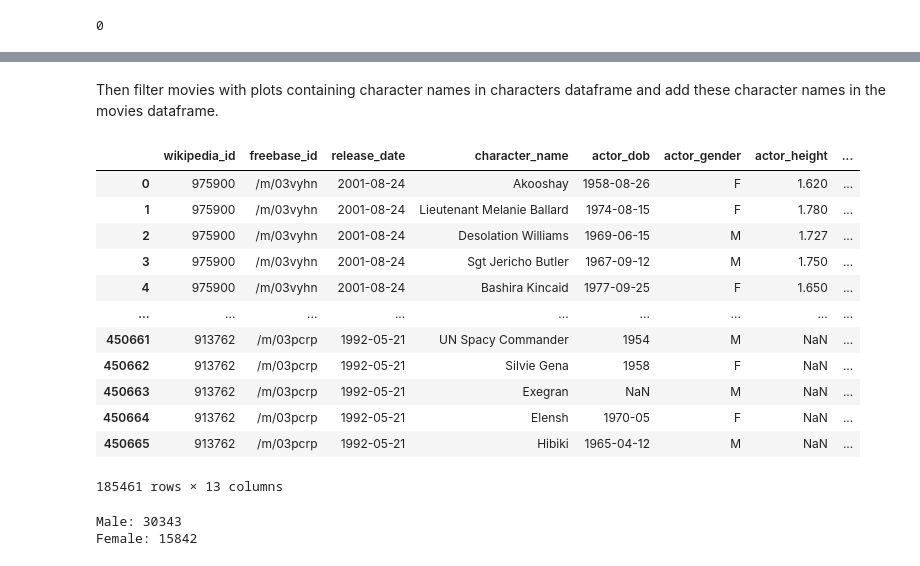
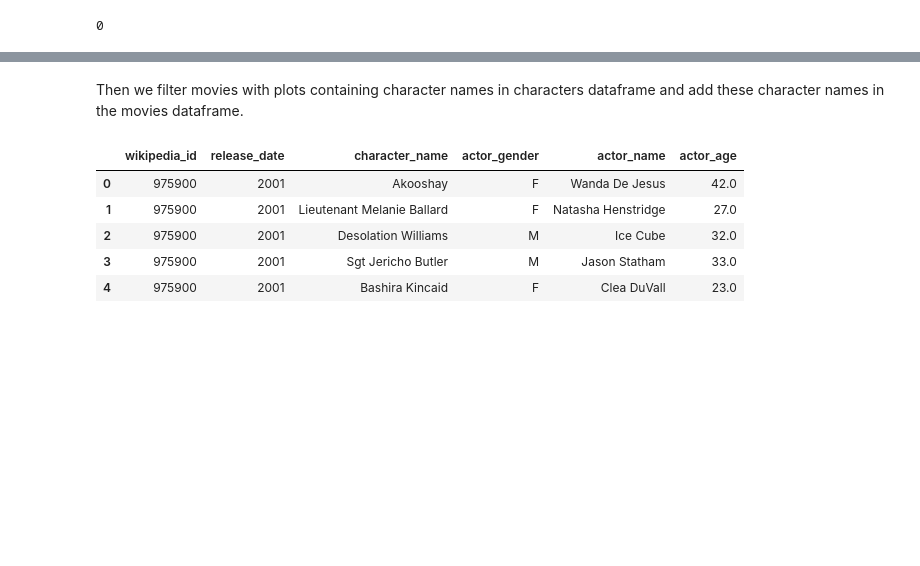
Before and after one commit to Wind-2375-like/ada-2022-project-gender-lens, a Jupyter notebook: playground_fyy.ipynb, the cells around one changed output, grey strips where cells are left out. Drawn from its saved outputs; the diff is of its cells as text; code cells hidden in the pictures; blank space fills up the shorter version.

```diff
--- a/playground_fyy.ipynb
+++ b/playground_fyy.ipynb
@@ -162,0 +231,17 @@ We don't care about any id related to freebase, height, ethnicity, and dob. `cha
+# %%
+try:
+    characters = characters.drop(columns=[
+        'freebase_id',
+        'actor_dob',
+        'actor_height',
+        'actor_ethnicity',
+        'freebase_character_map',
+        'freebase_character_id',
+        'freebase_actor_id'
+    ])
+except:
+    pass
+
+characters = characters.dropna(how='any', subset=["actor_gender", "release_date"])
+print("{} characters left (450669 before).".format(len(characters)))
+characters.head()
@@ -182,0 +302,7 @@ They are encoded in weird formats...
+# %%
+def extract_year(x):
+    return str(x)[:4]
+
+
+movies.release_date = movies.release_date.apply(extract_year)
+characters.release_date = characters.release_date.apply(extract_year)
@@ -182,0 +336,5 @@ They are encoded in weird formats...
+# %%
+movies.release_date = movies.release_date.apply(lambda x: '2010' if x == '1010' else x)
+movies.release_date = pd.to_datetime(movies.release_date, format="%Y").dt.year
+characters.release_date = characters.release_date.apply(lambda x: '2010' if x == '1010' else x)
+characters.release_date = pd.to_datetime(characters.release_date, format="%Y").dt.year
@@ -263,22 +459,15 @@ movies_plots
 # %% [markdown]
-Then filter movies with plots containing character names in characters dataframe and add these character names in the movies dataframe.
+Then we filter movies with plots containing character names in characters dataframe and add these character names in the movies dataframe.
 # %%
 characters_filtered = characters.dropna(subset=['character_name', 'actor_gender'])
-characters_filtered
+characters_filtered.head()
 # %% [output]
-|  | wikipedia_id | freebase_id | release_date | character_name | actor_dob | actor_gender | actor_height | ... |
-| 0 | 975900 | /m/03vyhn | 2001-08-24 | Akooshay | 1958-08-26 | F | 1.620 | ... |
-| 1 | 975900 | /m/03vyhn | 2001-08-24 | Lieutenant Melanie Ballard | 1974-08-15 | F | 1.780 | ... |
-| 2 | 975900 | /m/03vyhn | 2001-08-24 | Desolation Williams | 1969-06-15 | M | 1.727 | ... |
-| 3 | 975900 | /m/03vyhn | 2001-08-24 | Sgt Jericho Butler | 1967-09-12 | M | 1.750 | ... |
-| 4 | 975900 | /m/03vyhn | 2001-08-24 | Bashira Kincaid | 1977-09-25 | F | 1.650 | ... |
-| ... | ... | ... | ... | ... | ... | ... | ... | ... |
-| 450661 | 913762 | /m/03pcrp | 1992-05-21 | UN Spacy Commander | 1954 | M | NaN | ... |
-| 450662 | 913762 | /m/03pcrp | 1992-05-21 | Silvie Gena | 1958 | F | NaN | ... |
-| 450663 | 913762 | /m/03pcrp | 1992-05-21 | Exegran | NaN | M | NaN | ... |
-| 450664 | 913762 | /m/03pcrp | 1992-05-21 | Elensh | 1970-05 | F | NaN | ... |
-| 450665 | 913762 | /m/03pcrp | 1992-05-21 | Hibiki | 1965-04-12 | M | NaN | ... |
+|  | wikipedia_id | release_date | character_name | actor_gender | actor_name | actor_age |
+| 0 | 975900 | 2001 | Akooshay | F | Wanda De Jesus | 42.0 |
+| 1 | 975900 | 2001 | Lieutenant Melanie Ballard | F | Natasha Henstridge | 27.0 |
+| 2 | 975900 | 2001 | Desolation Williams | M | Ice Cube | 32.0 |
+| 3 | 975900 | 2001 | Sgt Jericho Butler | M | Jason Statham | 33.0 |
+| 4 | 975900 | 2001 | Bashira Kincaid | F | Clea DuVall | 23.0 |
-185461 rows × 13 columns
 # %%
 temp_df = movies_plots[movies_plots.wikipedia_id.isin(characters_filtered.wikipedia_id)]
 # %%
@@ -300,12 +489,6 @@ for i in range(len(temp_df)):
         name_gender.append(temp_name_gender)
 
 assert len(name_gender)==len(index)
-# %%
-print("Male: {}".format(count_gender['M']))
-print("Female: {}".format(count_gender['F']))
-# %% [output]
-Male: 30343
-Female: 15842
 # %%
 movies_plots_filtered = temp_df.iloc[index].copy()
 movies_plots_filtered.loc[:, 'character_names'] = name_gender
```
Also changed, not shown: parts of 61 cells of this notebook, 2 other files.
